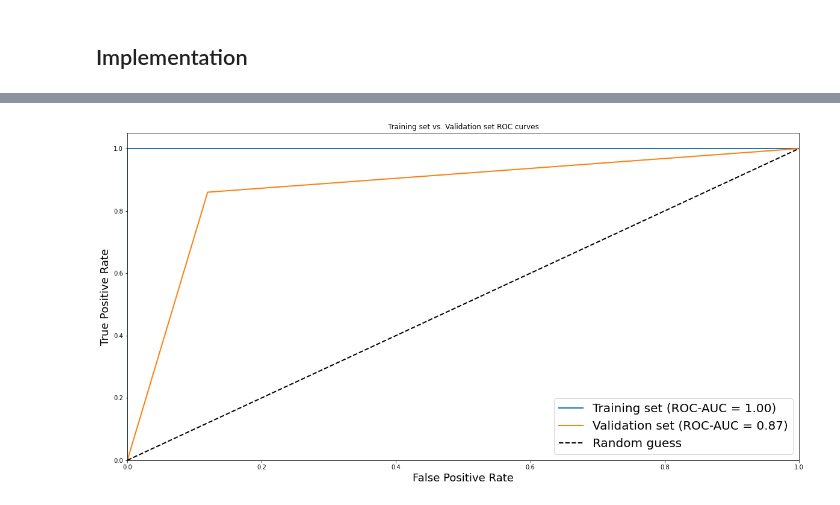
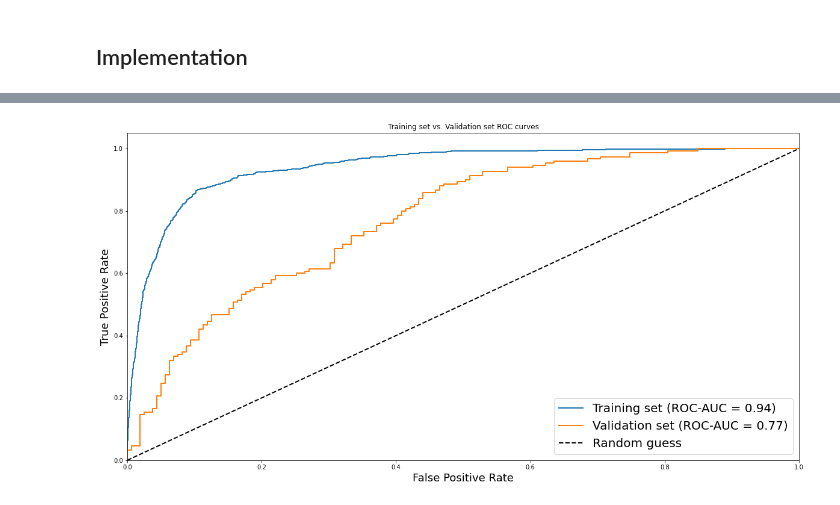
Before and after one commit to ShaulSolomon/sota-mafat-radar, a Jupyter notebook: notebooks/[SS]Baseline_CNN_Model_pytorch.ipynb, the cells around one changed output, grey strips where cells are left out. Saved outputs shown, nothing was run; the diff lists cells and outputs as text; code cells hidden in the pictures.

```diff
--- a/notebooks/[SS]Baseline_CNN_Model_pytorch.ipynb
+++ b/notebooks/[SS]Baseline_CNN_Model_pytorch.ipynb
@@ -8,0 +4,24 @@ The autoreload extension is already loaded. To reload it, use:
+# %%
+import configparser
+import os.path
+from os import path
+
+WANDB_enable = False
+creds_path_ar = ["../credentials.ini","credentials.colab.ini"]
+root_path = ""
+data_path = ""
+
+for creds_path in creds_path_ar:
+  if path.exists(creds_path):
+      config_parser = configparser.ConfigParser()
+      config_parser.read(creds_path)
+      root_path = config_parser['MAIN']["PATH_ROOT"]
+      data_path = config_parser['MAIN']["PATH_DATA"]
+      WANDB_enable = config_parser['MAIN']["WANDB_ENABLE"] == 'TRUE'
+      ENV = config_parser['MAIN']["ENV"]
+      break
+
+if ENV=="COLAB":
+  from google.colab import drive
+  mount_path = '/content/gdrive/'
+  drive.mount(mount_path)
@@ -25,12 +50,11 @@ from sklearn.metrics import roc_auc_score, roc_curve, auc, accuracy_score
 from matplotlib.colors import LinearSegmentedColormap
 from termcolor import colored
 
-import experiment_utils as utils
-from experiment_utils import PATH_ROOT, PATH_DATA
-import boilerplate
+from src.utils import experiment_utils as utils
+from src.utils import boilerplate
 
-from model_arch import arch_setup
-from model_arch import base_base_model
+from src.model_arch import arch_setup
+from src.model_arch import base_base_model
 
 # Set seed for reproducibility of results
 seed_value = 0
@@ -43,8 +67,13 @@ torch.manual_seed(0)
 
 torch.backends.cudnn.deterministic = True
 torch.backends.cudnn.benchmark = False
+
+if torch.has_cuda:
+    device = torch.device('cuda:0')
+else:
+    device = torch.device('cpu:0')
 # %%
-train_x, train_y, val_x, val_y = boilerplate.classic_trainval(PATH_ROOT,PATH_DATA)
+train_x, train_y, val_x, val_y = boilerplate.classic_trainval(data_path)
 # %% [output]
 Everything is setup correctly
 # %% [markdown]
@@ -79,6 +161,7 @@ RuntimeError: Given groups=1, weight of size [16, 1, 3, 3], expected input[16, 3
 # %%
-pred = [arch_setup.thresh(model(torch.from_numpy(train_x).type(torch.float32)).detach().cpu()),arch_setup.thresh(model(torch.from_numpy(val_x).type(torch.float32)).detach().cpu())]
+pred = [model(torch.from_numpy(train_x).to(device, dtype=torch.float)).detach().cpu().numpy(),
+        model(torch.from_numpy(val_x).to(device, dtype=torch.float)).detach().cpu().numpy()]
 actual = [train_y, val_y]
 utils.stats(pred, actual)
 # %% [output]
-[figure, old version]
+[figure, new version]
```
Also changed, not shown: parts of 7 cells of this notebook, 6 other files.
